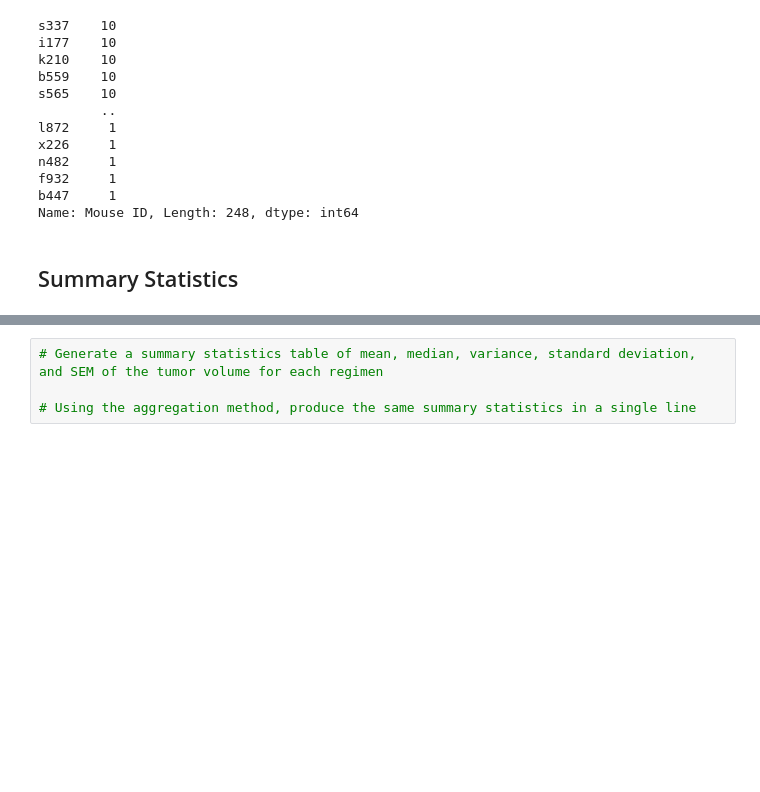
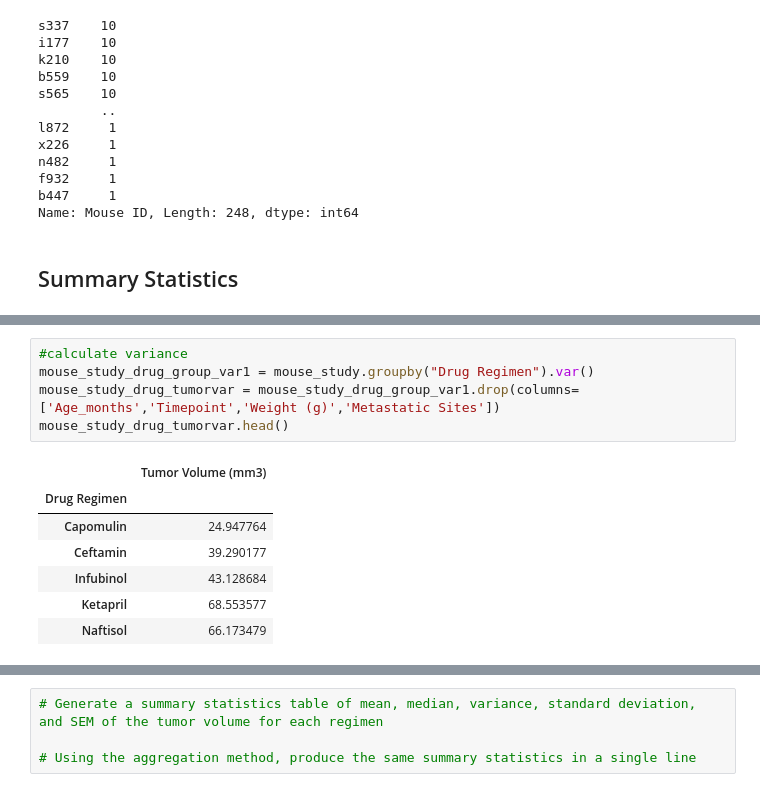
Before and after one commit to eddie0rNot/pymaceuticals-challenge, a Jupyter notebook: pymaceuticals_starter.ipynb, the cells around one changed output, grey strips where cells are left out. Cells and saved outputs as stored; diff of their text form; blank space fills up the shorter version.

```diff
--- a/pymaceuticals_starter.ipynb
+++ b/pymaceuticals_starter.ipynb
@@ -184,0 +194,13 @@ Name: Mouse ID, Length: 248, dtype: int64
+# %%
+#calculate variance
+mouse_study_drug_group_var1 = mouse_study.groupby("Drug Regimen").var()
+mouse_study_drug_tumorvar = mouse_study_drug_group_var1.drop(columns=['Age_months','Timepoint','Weight (g)','Metastatic Sites'])
+mouse_study_drug_tumorvar.head()
+# %% [output]
+|  | Tumor Volume (mm3) |
+| Drug Regimen |  |
+| Capomulin | 24.947764 |
+| Ceftamin | 39.290177 |
+| Infubinol | 43.128684 |
+| Ketapril | 68.553577 |
+| Naftisol | 66.173479 |
```
Also changed, not shown: parts of 8 cells of this notebook.
